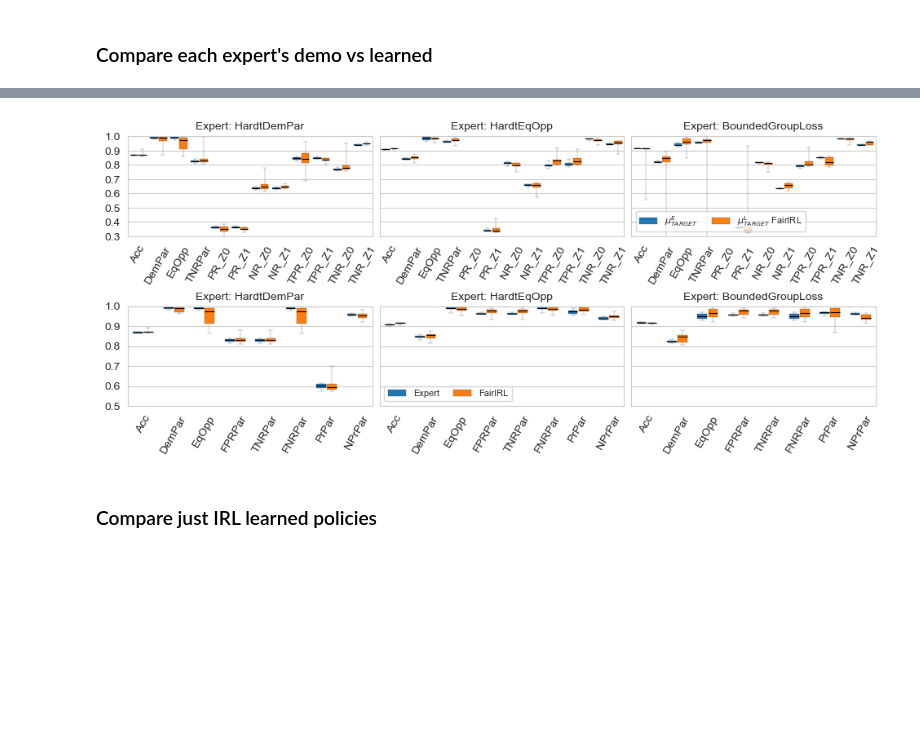
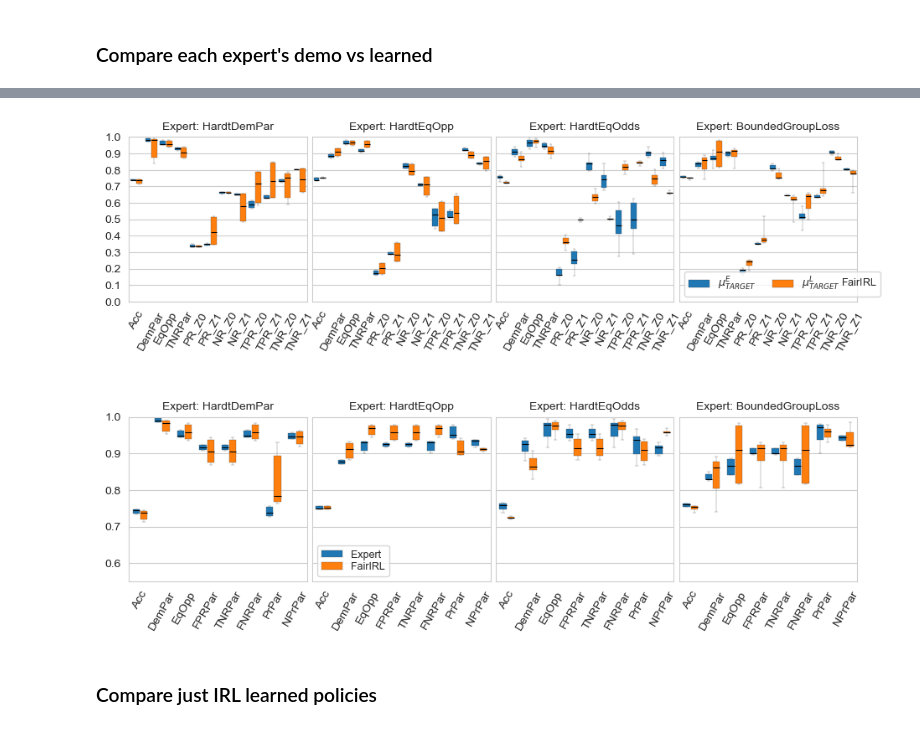
Before and after one commit to jackblandin/research, a Jupyter notebook: experiments/irl/Fair IRL Experiments - Plotting Only.ipynb, the cells around one changed output, grey strips where cells are left out. Drawn from its saved outputs; the diff is of its cells as text; code cells hidden in the pictures; blank space fills up the shorter version.

```diff
--- a/experiments/irl/Fair IRL Experiments - Plotting Only.ipynb
+++ b/experiments/irl/Fair IRL Experiments - Plotting Only.ipynb
@@ -444,10 +447,11 @@ def skip_by_name(info):
 # %%
+# For folding
 size_mult = 1.0
 plt.rc('axes', titlesize=10*size_mult)     # fontsize of the axes title
 plt.rc('axes', labelsize=10*size_mult)    # fontsize of the x and y axes labels
 plt.rc('xtick', labelsize=10*size_mult)    # fontsize of the tick labels
-plt.rc('ytick', labelsize=8*size_mult)    # fontsize of the tick labels
-plt.rc('legend', fontsize=8*size_mult)    # legend fontsize
+plt.rc('ytick', labelsize=9*size_mult)    # fontsize of the tick labels
+plt.rc('legend', fontsize=9*size_mult)    # legend fontsize
 plt.rc('figure', titlesize=10*size_mult)  # fontsize of the figure title
 sns.set_style('whitegrid')
 
@@ -472,13 +476,14 @@ fig, axes, mu_dfs, w_dfs, perf_dfs = plot_results_source_domain_only(
         'HardtDemPar',
         'HardtEqOpp',
 #         'HardtFPRPar',
-#         'HardtEqOdds',
+#         'HardtFNRPar',
+        'HardtEqOdds',
         'BoundedGroupLoss',
 #         'COMPAS',
     ],
 #     dataset=exp_info['DATASET'],
     dataset=None,
-    mu_noise_factor=0,
+#     mu_noise_factor=.1,
     perf_noise_factor=0,
     w_noise_factor=0,
     mu_hue_order=[
@@ -518,7 +523,7 @@ fig, axes, mu_dfs, w_dfs, perf_dfs = plot_results_source_domain_only(
     perf_whis=[1, 99],
     min_perf_value=.6,
     size_mult=size_mult,
-    figsize=(10, 7),
+    figsize=(10, 10),
     palette=cp,
     mu_leg_ax=1,
     perf_leg_ax=1,
@@ -549,8 +554,22 @@ for i, label in enumerate(axes[2][1].get_legend().get_texts()):
     label.set_text(text.replace('Learned (', '').replace(')', ''))
 
 
+for i, _ in enumerate(axes[0]):
+    labels = [item.get_text() for item in axes[0][i].get_xticklabels()]
+#     labels[1] = labels[1].replace('DemPar', 'PRPar')
+#     labels[2] = labels[2].replace('EqOpp', 'TPRPar')
+    axes[0][i].set_xticklabels(labels)
+
+for i, _ in enumerate(axes[1]):
+    labels = [item.get_text() for item in axes[0][i].get_xticklabels()]
+#     labels[1] = labels[1].replace('DemPar', 'PRPar')
+#     labels[2] = labels[2].replace('EqOpp', 'TPRPar')
+    axes[1][i].set_xticklabels(labels)
+
 for i, _ in enumerate(axes[2]):
     labels = [item.get_text() for item in axes[2][i].get_xticklabels()]
+#     labels[1] = labels[1].replace('DemPar', 'PRPar')
+#     labels[2] = labels[2].replace('EqOpp', 'TPRPar')
     labels[-2] = labels[-2].replace('PredPar', 'PrPar')
     labels[-1] = labels[-1].replace('NegPredPar', 'NPrPar')
     axes[2][i].set_xticklabels(labels)
@@ -673,7 +694,7 @@ plt.rc('axes', titlesize=10*size_mult)     # fontsize of the axes title
 plt.rc('axes', labelsize=10*size_mult)    # fontsize of the x and y axes labels
 plt.rc('xtick', labelsize=10*size_mult)    # fontsize of the tick labels
 plt.rc('ytick', labelsize=10*size_mult)    # fontsize of the tick labels
-plt.rc('legend', fontsize=8*size_mult)    # legend fontsize
+plt.rc('legend', fontsize=9*size_mult)    # legend fontsize
 plt.rc('figure', titlesize=10*size_mult)  # fontsize of the figure title
 
 print('Experiment ID:', exp_info['EXPERIMENT_NAME'])
@@ -708,8 +729,8 @@ fig, axes, mu_dfs, w_dfs, perf_dfs = plot_results_target_domain(
 #         'OptAcc',
         'HardtDemPar',
         'HardtEqOpp',
+        'HardtEqOdds',
         'BoundedGroupLoss',
-#         'HardtFPRPar'
 #         'COMPAS',
     ],
     source_dataset=experiments[-1]['DATASET'],
@@ -720,10 +741,10 @@ fig, axes, mu_dfs, w_dfs, perf_dfs = plot_results_target_domain(
     extra_skip_conditions=skip_by_name,
     min_exp_timestamp=min_exp_timestamp,
     mu_yticks=np.linspace(0, 1, 11).round(1),
-    mu_ylim=(.3, 1.0),
+    mu_ylim=(0, 1.0),
     mu_whis=[1, 99],
     perf_noise_factor=0,
-    perf_ylim=(.5, 1),
+    perf_ylim=(.55, 1),
     perf_yticks=np.linspace(0, 1, 11).round(2),
     size_mult=size_mult,
     mu_hue_order=[
@@ -740,7 +761,7 @@ fig, axes, mu_dfs, w_dfs, perf_dfs = plot_results_target_domain(
         'FairIRL Learned (target)',
 #         'Beh Clone Learned (target)',
     ],
-    figsize=(10, 4),
+    figsize=(10, 6),
     perf_leg_ax=1,
 )
 
@@ -759,7 +780,15 @@ for i, label in enumerate(axes[1][1].get_legend().get_texts()):
     label.set_text(text.replace(' (target)', '').replace(' Learned', ''))
 
 for i, _ in enumerate(axes[0]):
+    labels = [item.get_text() for item in axes[0][i].get_xticklabels()]
+#     labels[1] = labels[1].replace('DemPar', 'PRPar')
+#     labels[2] = labels[2].replace('EqOpp', 'TPRPar')
+    axes[0][i].set_xticklabels(labels)
+
+for i, _ in enumerate(axes[1]):
     labels = [item.get_text() for item in axes[1][i].get_xticklabels()]
+#     labels[1] = labels[1].replace('DemPar', 'PRPar')
+#     labels[2] = labels[2].replace('EqOpp', 'TPRPar')
     labels[-2] = labels[-2].replace('PredPar', 'PrPar')
     labels[-1] = labels[-1].replace('NegPredPar', 'NPrPar')
     axes[1][i].set_xticklabels(labels)
@@ -770,4 +810,4 @@ TARGET DATASET: Boston
-[figure, old version]
+[figure, new version]
 # %% [markdown]
 ### Compare just IRL learned policies
 # %%
```
Also changed, not shown: parts of 8 cells of this notebook, 2 other files.
